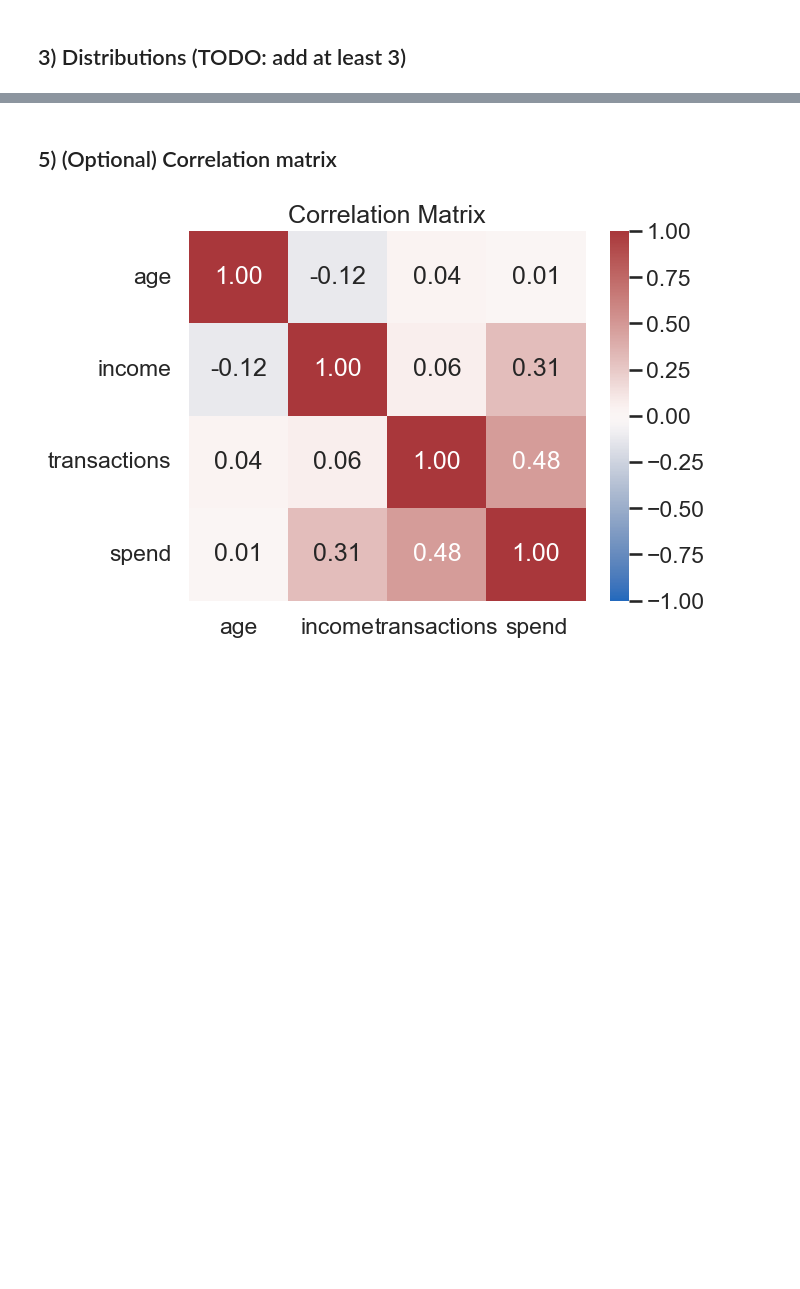
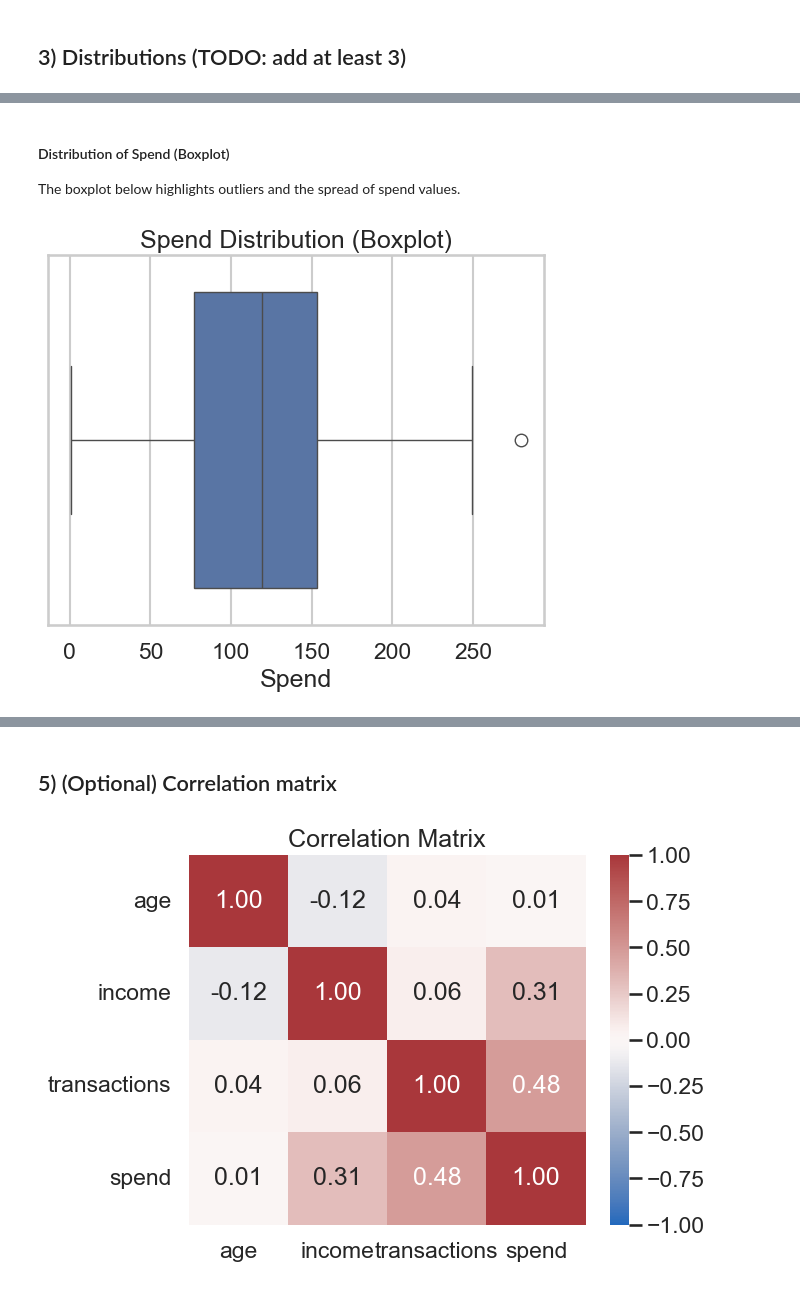
Before and after one commit to yuqingyan2003/bootcamp_Yuqing_Yan, a Jupyter notebook: homework/stage08/stage08_exploratory-data-analysis_homework-starter.ipynb, the cells around one changed output, grey strips where cells are left out. Cells and saved outputs as stored; diff of their text form; code cells hidden in the pictures; blank space fills up the shorter version.

```diff
--- a/homework/stage08/stage08_exploratory-data-analysis_homework-starter.ipynb
+++ b/homework/stage08/stage08_exploratory-data-analysis_homework-starter.ipynb
@@ -113,0 +102,10 @@ plt.show()
+# %% [markdown]
+#### Distribution of Spend (Boxplot)
+The boxplot below highlights outliers and the spread of spend values.
+# %%
+sns.boxplot(x=df['spend'])
+plt.title('Spend Distribution (Boxplot)')
+plt.xlabel('Spend')
+plt.show()
+# %% [output]
+[figure, added]
```
Also changed, not shown: parts of 12 cells of this notebook.
